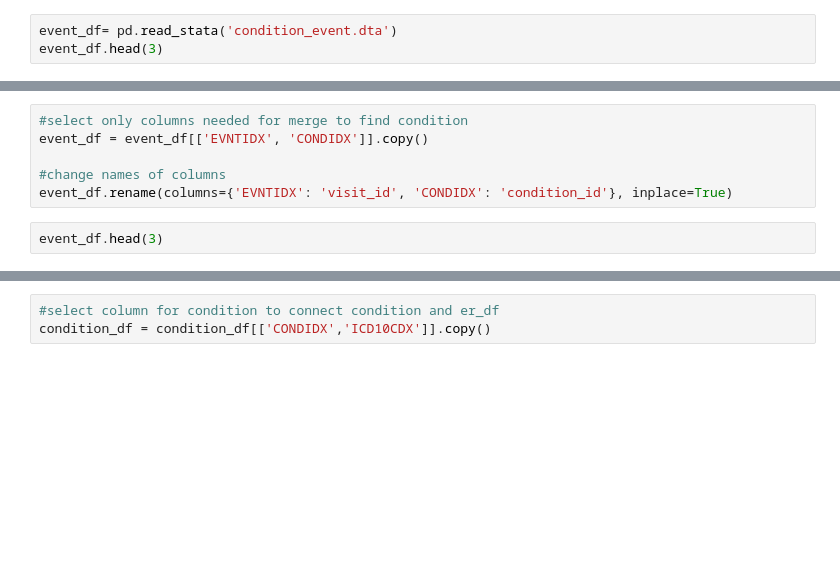
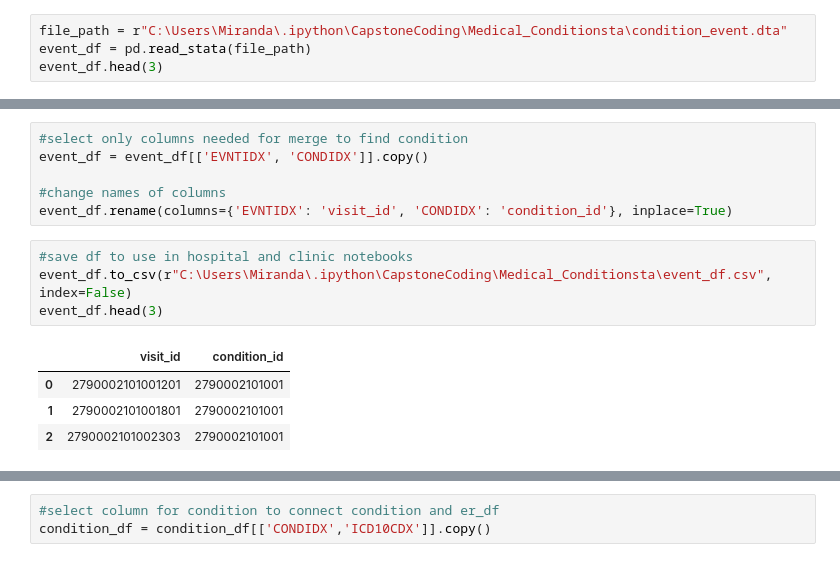
Before and after one commit to mha2112/Insurers, a Jupyter notebook: CapstoneCoding/ER_dataset/ERCapstonenotebookfile.ipynb, the cells around one changed output, grey strips where cells are left out. Drawn from its saved outputs; the diff is of its cells as text; blank space fills up the shorter version.

Commit message:
completed hospital notebook

```diff
--- a/CapstoneCoding/ER_dataset/ERCapstonenotebookfile.ipynb
+++ b/CapstoneCoding/ER_dataset/ERCapstonenotebookfile.ipynb
@@ -96,5 +130,6 @@ ER_df.head(2)
 # %%
-event_df= pd.read_stata('condition_event.dta')
+file_path = r"C:\Users\Miranda\.ipython\CapstoneCoding\Medical_Conditionsta\condition_event.dta"
+event_df = pd.read_stata(file_path)
 event_df.head(3)
 # %% [output]
 |  | DUPERSID | CONDIDX | EVNTIDX | CLNKIDX | EVENTYPE | PANEL |
@@ -108,5 +143,12 @@ event_df = event_df[['EVNTIDX', 'CONDIDX']].copy()
 #change names of columns
 event_df.rename(columns={'EVNTIDX': 'visit_id', 'CONDIDX': 'condition_id'}, inplace=True)
 # %%
+#save df to use in hospital and clinic notebooks
+event_df.to_csv(r"C:\Users\Miranda\.ipython\CapstoneCoding\Medical_Conditionsta\event_df.csv", index=False)
 event_df.head(3)
+# %% [output]
+|  | visit_id | condition_id |
+| 0 | 2790002101001201 | 2790002101001 |
+| 1 | 2790002101001801 | 2790002101001 |
+| 2 | 2790002101002303 | 2790002101001 |
 # %%
```
Also changed, not shown: parts of 10 cells of this notebook, 2 other files.
